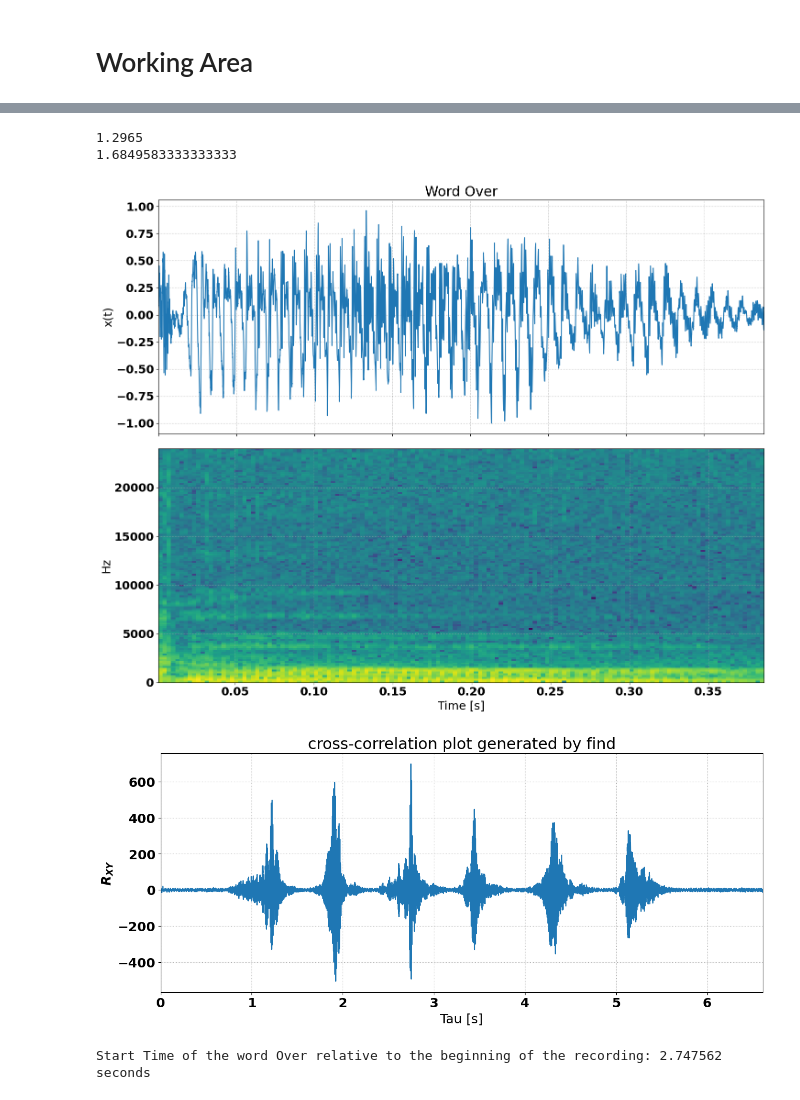
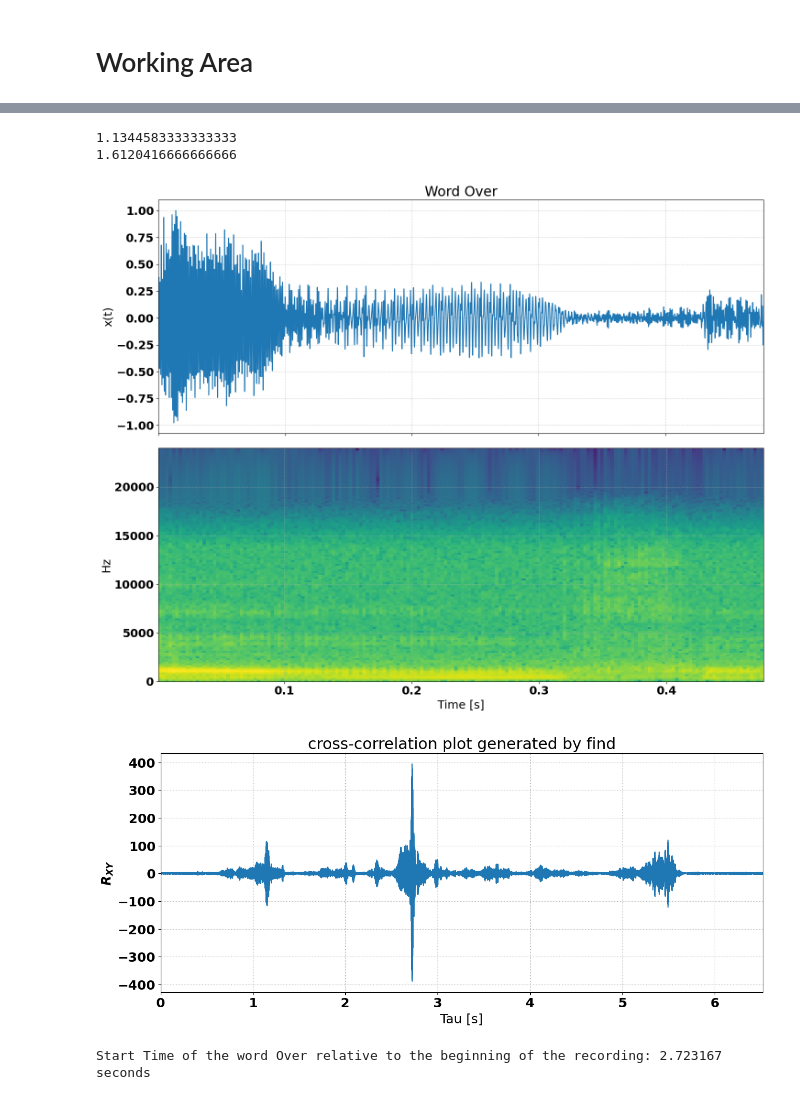
Before and after one commit to hopper19/Text2Speech, a Jupyter notebook: Text2Speech.ipynb, the cells around one changed output, grey strips where cells are left out. Cells and saved outputs as stored; diff of their text form; code cells hidden in the pictures.

Commit message:
Continued Development
Added 300-14kHz filter. Extracted the word from its voice recording. Detection of some words in the given sentence.

```diff
--- a/Text2Speech.ipynb
+++ b/Text2Speech.ipynb
@@ -118,7 +136,14 @@ def findEndOfWord(t, envelope):
 # %%
-fs, over_data = wavfile.read('cuong/dog.wav')
+fs, over_data = wavfile.read('cuong/over.wav')
 
 # Create a time vector
 t_over = np.arange(len(over_data)) * (1./fs)
 # %%
 normalized_over = norm(over_data)
+# %%
+Wn    = (300,14000)    # 3 dB Cutoff Frequency in Hz
+btype = 'bandpass'  # Choose 'low' or 'high'
+
+b, a = signal.butter(6, Wn, btype, fs=fs)
+
+filtered_over = norm(signal.filtfilt(b, a, normalized_over))
@@ -125,14 +158,14 @@ normalized_over = norm(over_data)
 # %%
-amplitude_envelope = findEnvelope(normalized_over)
+amplitude_envelope = findEnvelope(filtered_over)
 # %%
 print(findStartOfWord(t_over, amplitude_envelope))
 print(findEndOfWord(t_over, amplitude_envelope))
-normalized_over, t_over = extract(normalized_over, findStartOfWord(t_over, amplitude_envelope), findEndOfWord(t_over, amplitude_envelope), fs)
+filtered_over, t_over = extract(filtered_over, findStartOfWord(t_over, amplitude_envelope), findEndOfWord(t_over, amplitude_envelope), fs)
 # %% [output]
-1.2965
-1.6849583333333333
+1.1344583333333333
+1.6120416666666666
 # %%
-plot_signal(t_over, normalized_over, title="Word Over")
+plot_signal(t_over, filtered_over, title="Word Over")
 # %% [output]
-[figure, old version]
+[figure, new version]
 # %%
@@ -140,6 +173,6 @@ sd.play(normalized_over, fs)
 # %%
-t_first_word = find_timing_of(normalized_over, normalized_sentence, fs)
+t_first_word = find_timing_of(filtered_over, filtered_sentence, fs)
 print("Start Time of the word Over relative to the beginning of the recording: {:f} seconds".format(t_first_word))
 # %% [output]
-[figure, old version]
+[figure, new version]
-Start Time of the word Over relative to the beginning of the recording: 2.747562 seconds
+Start Time of the word Over relative to the beginning of the recording: 2.723167 seconds
```
Also changed, not shown: parts of 11 cells of this notebook, 1 other file.
